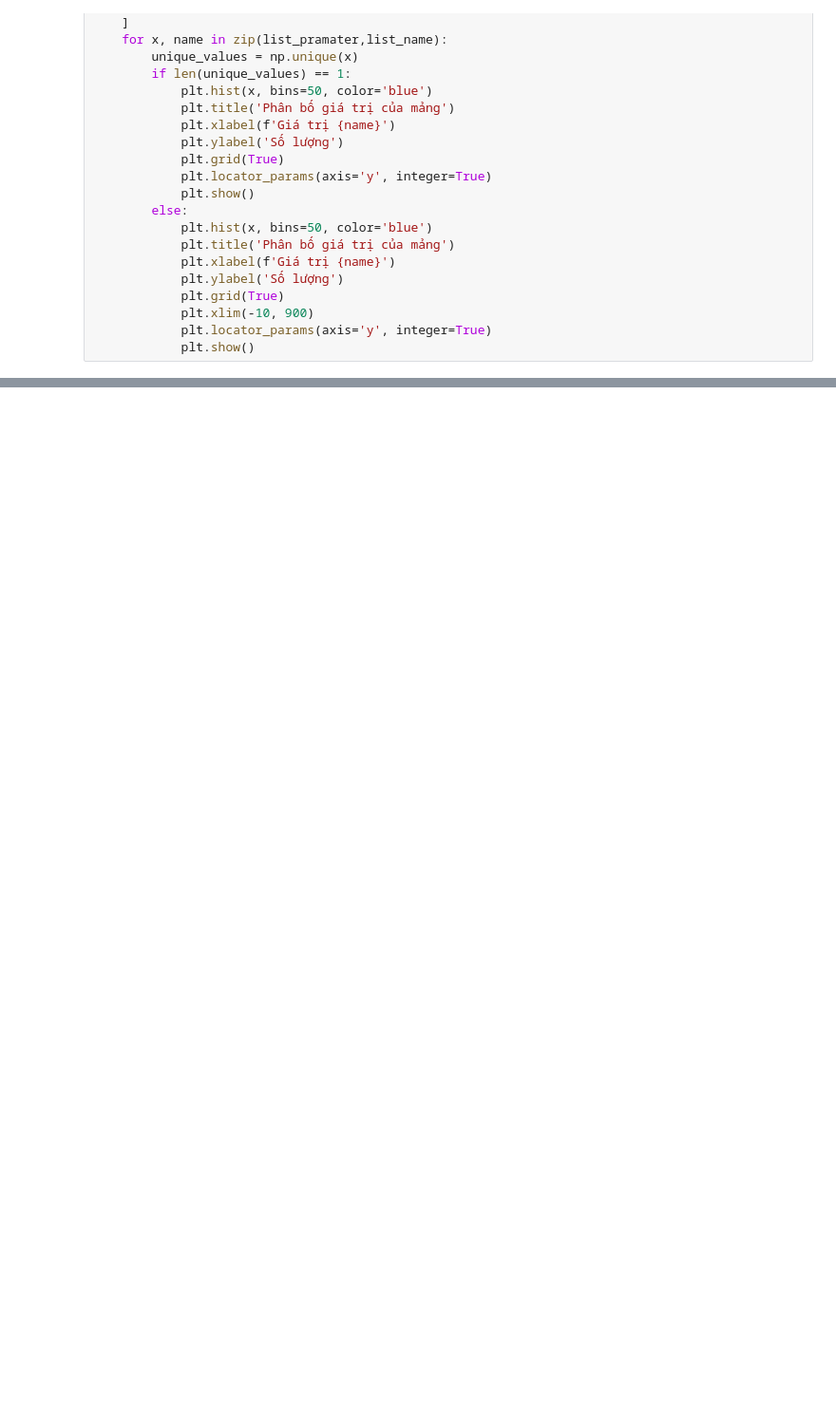
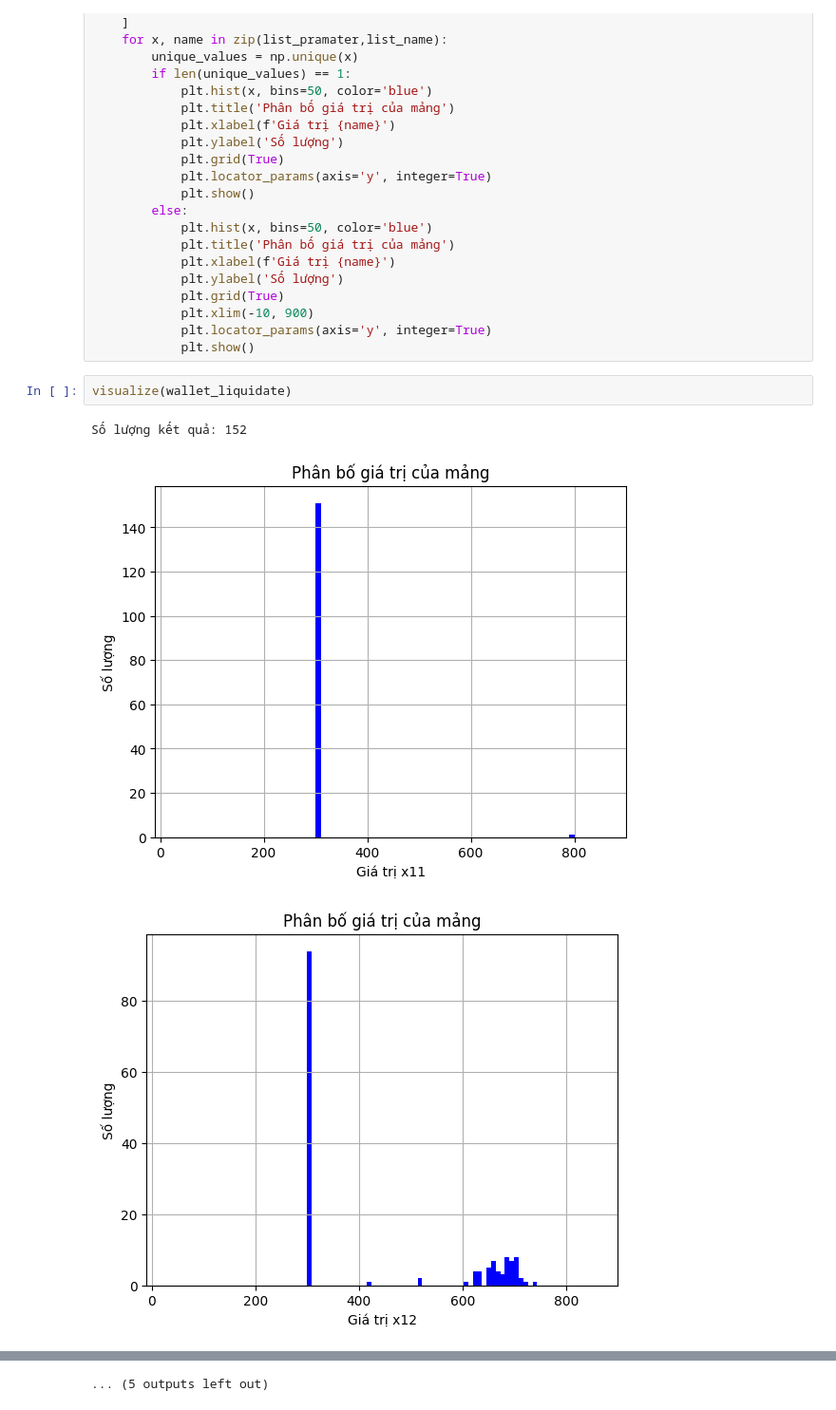
Before and after one commit to lovetonight/New_DataAnalysis, a Jupyter notebook: calculate-features/visualize-credit-score.ipynb, the cells around one changed output, grey strips where cells are left out. Shown at 95% size. Drawn from its saved outputs; the diff is of its cells as text; blank space fills up the shorter version.

```diff
--- a/calculate-features/visualize-credit-score.ipynb
+++ b/calculate-features/visualize-credit-score.ipynb
@@ -122,3 +131,9 @@ def visualize(wallet_addresses):
             plt.xlim(-10, 900)
             plt.locator_params(axis='y', integer=True)
             plt.show()
+# %%
+visualize(wallet_liquidate)
+# %% [output]
+Số lượng kết quả: 152
+[figure, added]
+[figure, added]
@@ -125,3 +149,4 @@ def visualize(wallet_addresses):
+... (5 outputs left out)
 # %%
 visualize(wallet_addresses_740)
 # %% [output]
```
Also changed, not shown: parts of 4 cells of this notebook.
